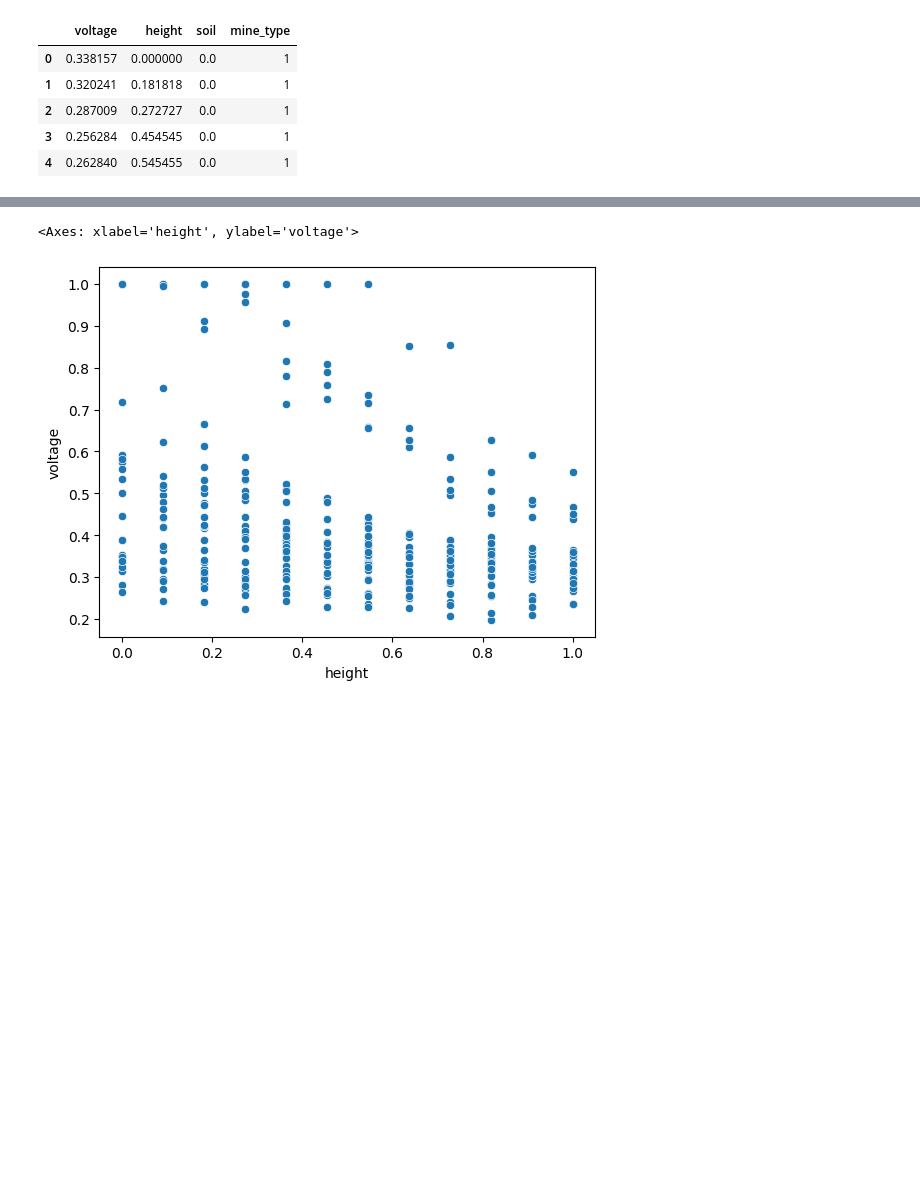
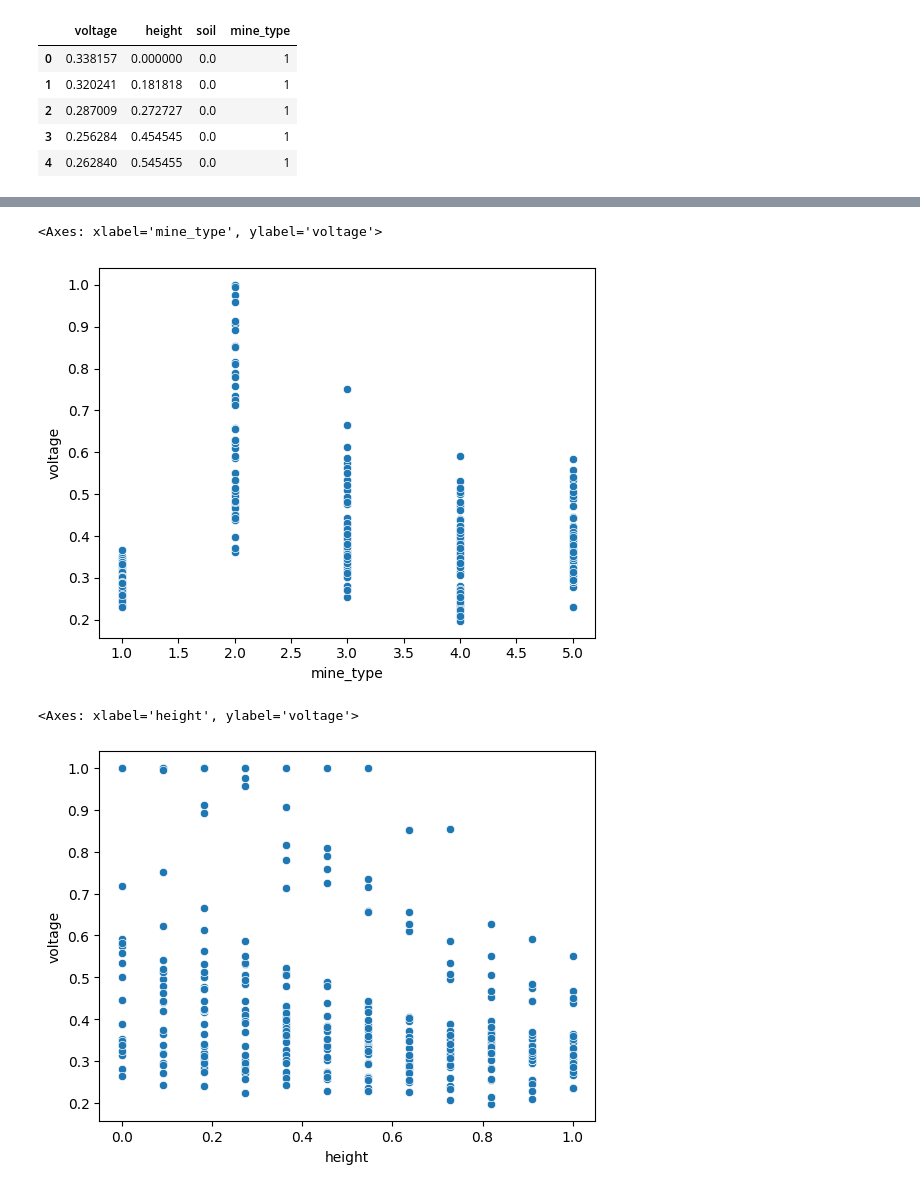
Before and after one commit to AngelikaBaloy/undergrad_ml_assignments, a Jupyter notebook: 02_assignment_knn.ipynb, the cells around one changed output, grey strips where cells are left out. Cells and saved outputs as stored; diff of their text form; code cells hidden in the pictures; blank space fills up the shorter version.

```diff
--- a/02_assignment_knn.ipynb
+++ b/02_assignment_knn.ipynb
@@ -76,3 +90,8 @@ sns.scatterplot(x=mines_df['voltage'], y=mines_df['mine_type'])
+# %%
+sns.scatterplot(x=mines_df['mine_type'], y=mines_df['voltage'])
+# %% [output]
+<Axes: xlabel='mine_type', ylabel='voltage'>
+[figure, added]
 # %%
 sns.scatterplot(x=mines_df['height'], y=mines_df['voltage'])
 # %% [output]
```
Also changed, not shown: parts of 13 cells of this notebook.
